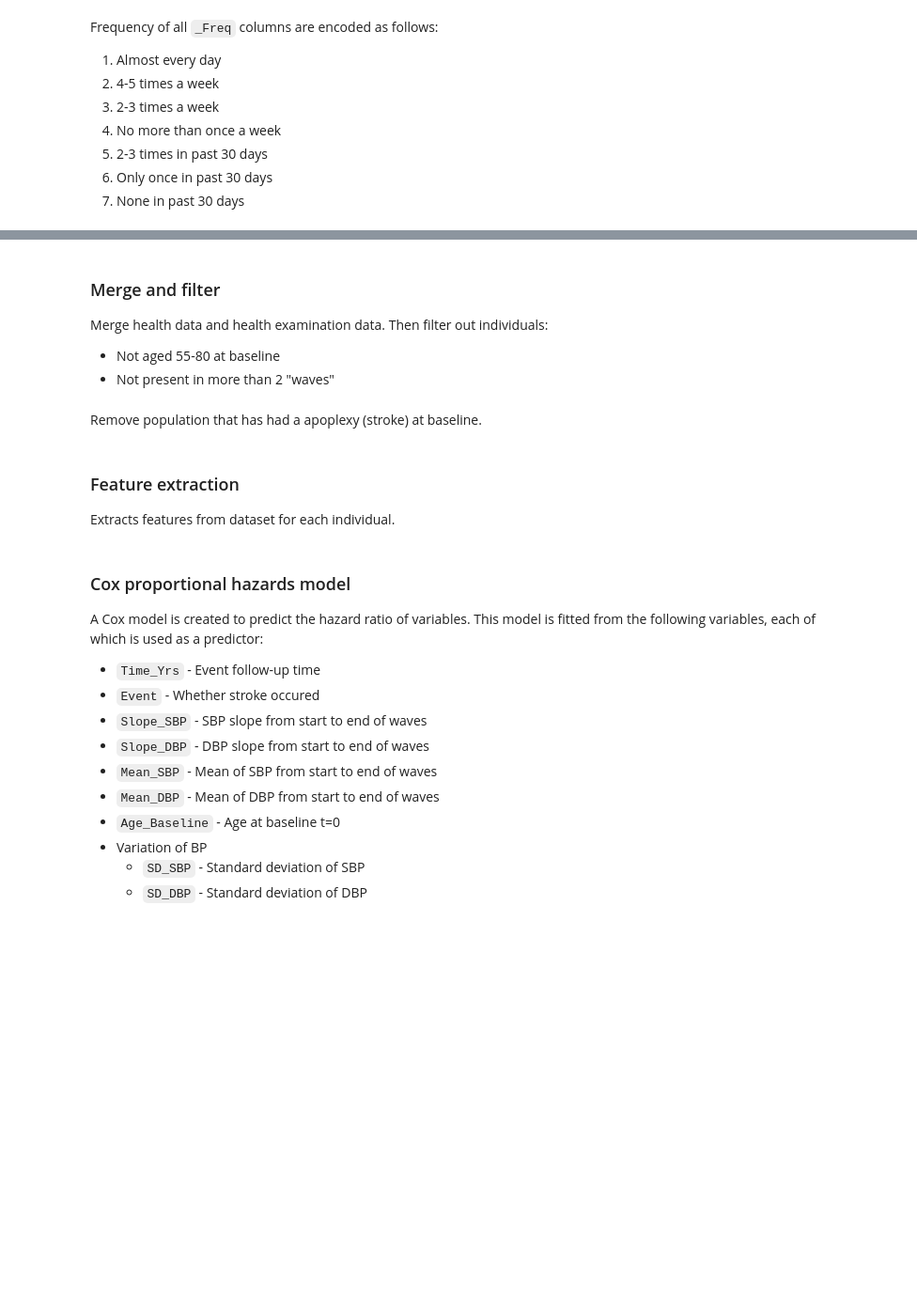
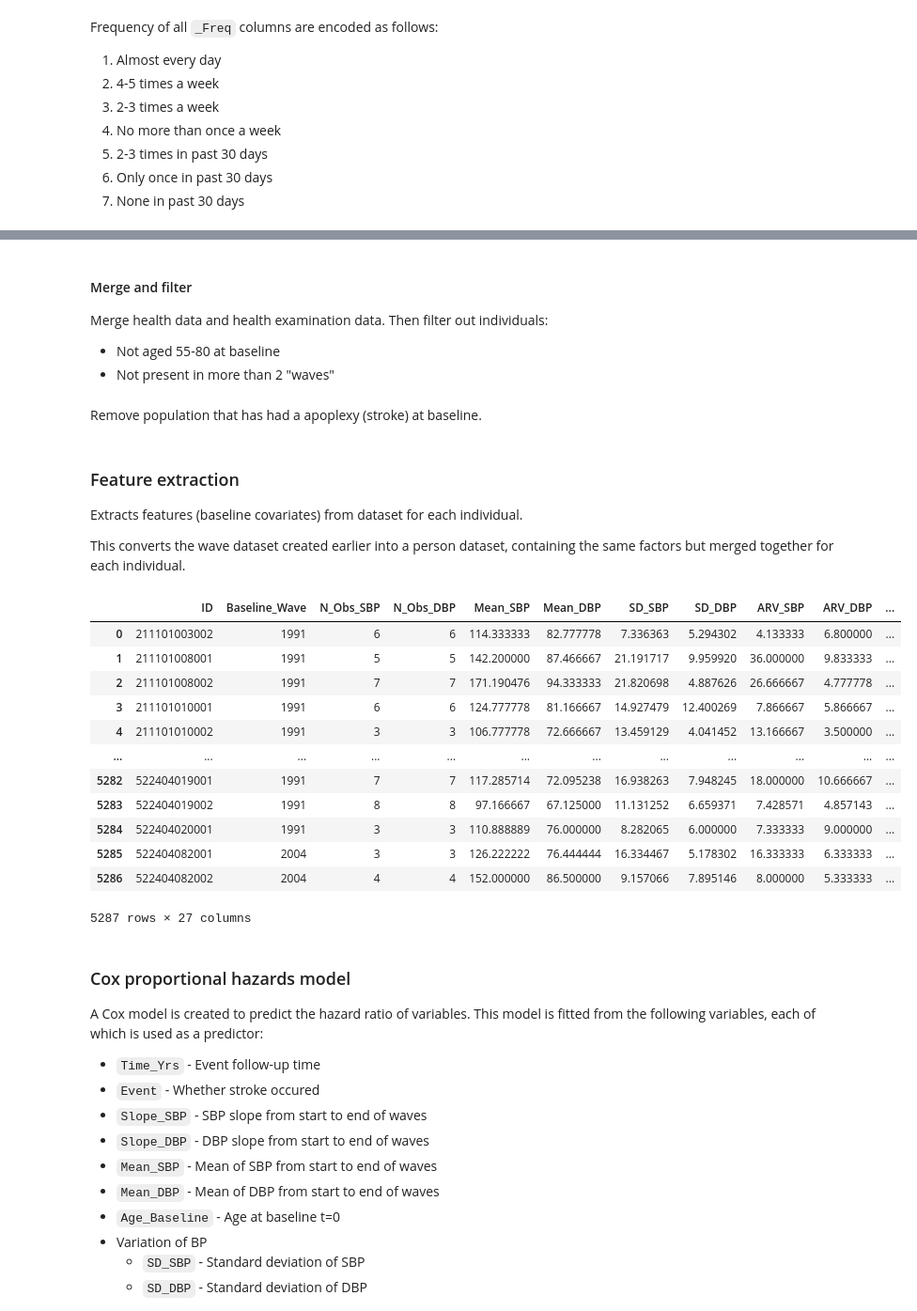
Before and after one commit to ZCG-coder/HKU_Budding_1, a Jupyter notebook: data/Explore.ipynb, the cells around one changed output, grey strips where cells are left out. Shown: that part at 94% size. Cells and saved outputs as stored; diff of their text form; code cells hidden in the pictures; blank space fills up the shorter version.

```diff
--- a/data/Explore.ipynb
+++ b/data/Explore.ipynb
@@ -191,5 +283,5 @@ birth_data
 # %% [markdown]
-### Merge and filter
+#### Merge and filter
 
 Merge health data and health examination data. Then filter out individuals:
 
@@ -245,7 +335,9 @@ persons = filtered_persons
 # %% [markdown]
 ### Feature extraction
 
-Extracts features from dataset for each individual.
+Extracts features (baseline covariates) from dataset for each individual.
+
+This converts the wave dataset created earlier into a person dataset, containing the same factors but merged together for each individual.
 # %%
 rows = []
 for pid, df in persons.items():
@@ -305,6 +397,9 @@ for pid, df in persons.items():
     has_mi = baseline_row['Has_MI']
     still_smoking = baseline_row['Still_Smoking']
     years_with_ht = baseline_row['Wave']
+    avg_beer_day = baseline_row['Avg_Beer_Bottles_Day']
+    avg_tea_day = baseline_row['Avg_Tea_Cups_Day']
+    avg_coffee_day = baseline_row['Avg_Coffee_Cups_Day']
 
     row = {
         'ID': pid,
@@ -313,30 +408,47 @@ for pid, df in persons.items():
         'N_Obs_DBP': n_obs_dbp,
         'Mean_SBP': mean_sbp,
         'Mean_DBP': mean_dbp,
         'SD_SBP': sd_sbp,
         'SD_DBP': sd_dbp,
         'ARV_SBP': arv_sbp,
         'ARV_DBP': arv_dbp,
         'Slope_SBP': slope_sbp,
         'Slope_DBP': slope_dbp,
         'Event': int(event),
         'Time_Yrs': time_yrs,
         'Event_Wave': event_wave,
         'Age_Baseline': age_baseline,
         'BMI': bmi,
         'Has_Untreated_HT': has_untreated_ht,
         'Years_HT': years_with_ht,
         'Has_Diab': has_diab,
         'Has_MI': has_mi,
         'Still_Smoking': still_smoking,
+        'Avg_Beer_Bottles_Day': avg_beer_day,
+        'Avg_Coffee_Cups_Day': avg_coffee_day,
+        'Avg_Tea_Cups_Day': avg_tea_day,
     }
     rows.append(row)
 
 df_person = pd.DataFrame(rows)
 df_person = df_person.dropna(subset=['Time_Yrs'])
 
 # Incidence by slope tertiles
 df_person['Slope_SBP_Q'] = pd.qcut(df_person['Slope_SBP'].fillna(0), q=3, labels=['Low', 'Mid', 'High'])
 df_person['Slope_DBP_Q'] = pd.qcut(df_person['Slope_DBP'].fillna(0), q=3, labels=['Low', 'Mid', 'High'])
 
 df_person
+# %% [output]
+|  | ID | Baseline_Wave | N_Obs_SBP | N_Obs_DBP | Mean_SBP | Mean_DBP | SD_SBP | SD_DBP | ARV_SBP | ARV_DBP | ... |
+| 0 | 211101003002 | 1991 | 6 | 6 | 114.333333 | 82.777778 | 7.336363 | 5.294302 | 4.133333 | 6.800000 | ... |
+| 1 | 211101008001 | 1991 | 5 | 5 | 142.200000 | 87.466667 | 21.191717 | 9.959920 | 36.000000 | 9.833333 | ... |
+| 2 | 211101008002 | 1991 | 7 | 7 | 171.190476 | 94.333333 | 21.820698 | 4.887626 | 26.666667 | 4.777778 | ... |
+| 3 | 211101010001 | 1991 | 6 | 6 | 124.777778 | 81.166667 | 14.927479 | 12.400269 | 7.866667 | 5.866667 | ... |
+| 4 | 211101010002 | 1991 | 3 | 3 | 106.777778 | 72.666667 | 13.459129 | 4.041452 | 13.166667 | 3.500000 | ... |
+| ... | ... | ... | ... | ... | ... | ... | ... | ... | ... | ... | ... |
+| 5282 | 522404019001 | 1991 | 7 | 7 | 117.285714 | 72.095238 | 16.938263 | 7.948245 | 18.000000 | 10.666667 | ... |
+| 5283 | 522404019002 | 1991 | 8 | 8 | 97.166667 | 67.125000 | 11.131252 | 6.659371 | 7.428571 | 4.857143 | ... |
+| 5284 | 522404020001 | 1991 | 3 | 3 | 110.888889 | 76.000000 | 8.282065 | 6.000000 | 7.333333 | 9.000000 | ... |
+| 5285 | 522404082001 | 2004 | 3 | 3 | 126.222222 | 76.444444 | 16.334467 | 5.178302 | 16.333333 | 6.333333 | ... |
+| 5286 | 522404082002 | 2004 | 4 | 4 | 152.000000 | 86.500000 | 9.157066 | 7.895146 | 8.000000 | 5.333333 | ... |
+5287 rows × 27 columns
```
Also changed, not shown: parts of 16 cells of this notebook, 4 other files.
